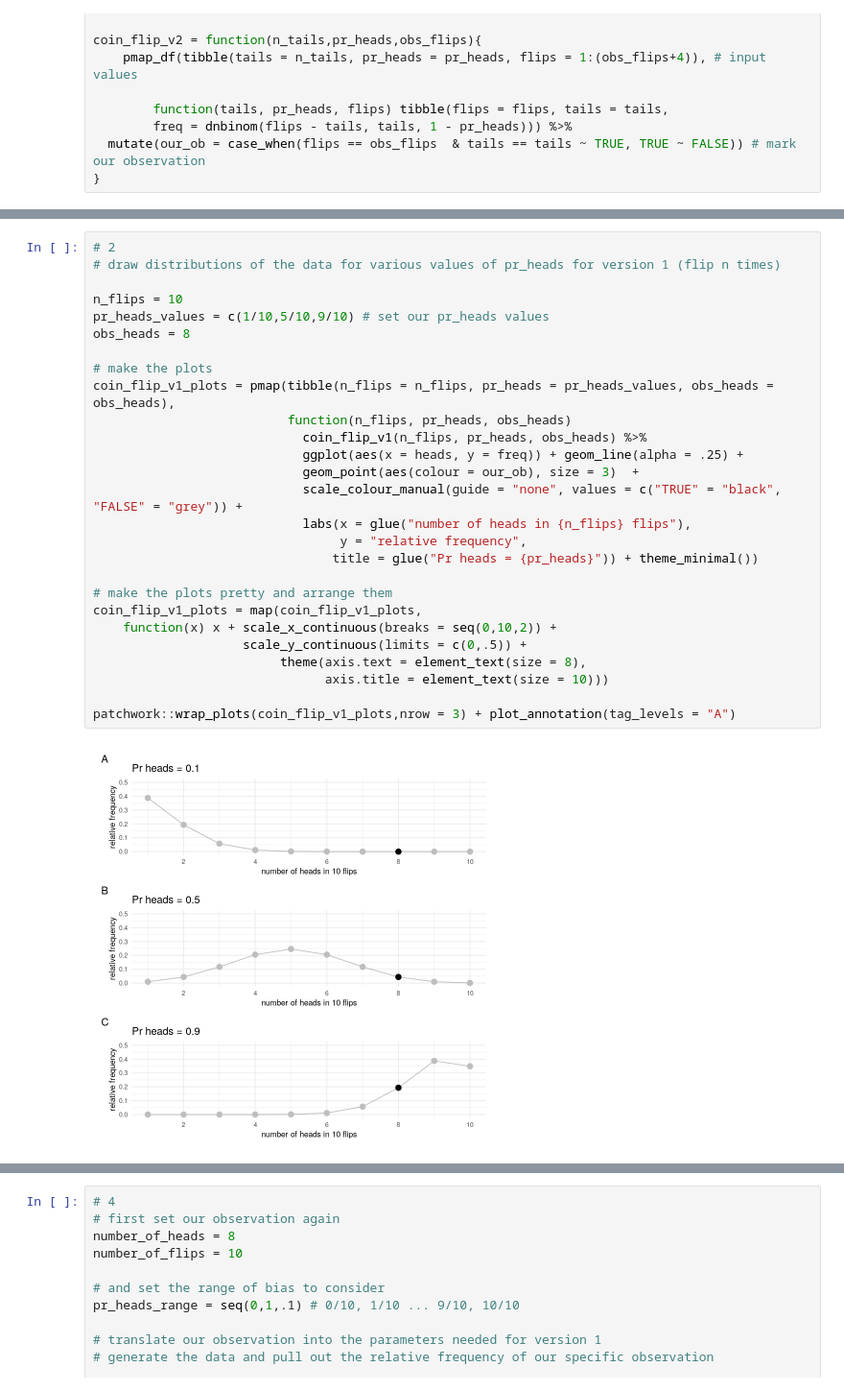
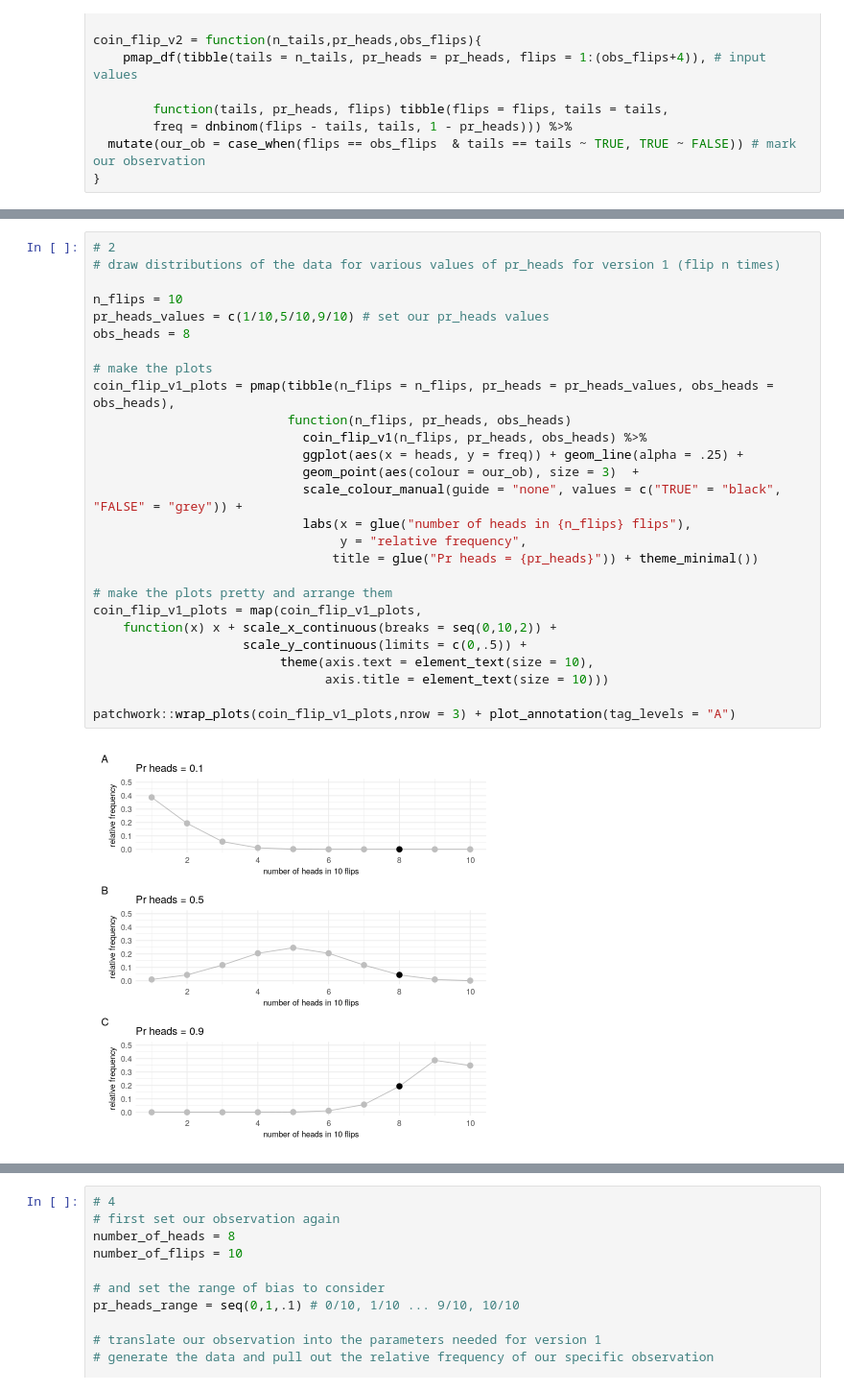
Before and after one commit to ljcolling/arm-bayes-2020, a Jupyter notebook: part3.ipynb, the cells around one changed output, grey strips where cells are left out. Shown at 96% size. Drawn from its saved outputs; the diff is of its cells as text.

```diff
--- a/part3.ipynb
+++ b/part3.ipynb
@@ -57,32 +55,32 @@ coin_flip_v2 = function(n_tails,pr_heads,obs_flips){
 # %%
 # 2
 # draw distributions of the data for various values of pr_heads for version 1 (flip n times)
 
 n_flips = 10
 pr_heads_values = c(1/10,5/10,9/10) # set our pr_heads values
 obs_heads = 8
 
 # make the plots
 coin_flip_v1_plots = pmap(tibble(n_flips = n_flips, pr_heads = pr_heads_values, obs_heads = obs_heads),
                           function(n_flips, pr_heads, obs_heads)
                             coin_flip_v1(n_flips, pr_heads, obs_heads) %>%
                             ggplot(aes(x = heads, y = freq)) + geom_line(alpha = .25) +
                             geom_point(aes(colour = our_ob), size = 3)  +
                             scale_colour_manual(guide = "none", values = c("TRUE" = "black", "FALSE" = "grey")) +
                             labs(x = glue("number of heads in {n_flips} flips"),
                                  y = "relative frequency",
                                 title = glue("Pr heads = {pr_heads}")) + theme_minimal())
 
 # make the plots pretty and arrange them
 coin_flip_v1_plots = map(coin_flip_v1_plots,
     function(x) x + scale_x_continuous(breaks = seq(0,10,2)) +
                     scale_y_continuous(limits = c(0,.5)) +
-                         theme(axis.text = element_text(size = 8),
+                         theme(axis.text = element_text(size = 10),
                                axis.title = element_text(size = 10)))
 
 patchwork::wrap_plots(coin_flip_v1_plots,nrow = 3) + plot_annotation(tag_levels = "A")
 # %% [output]
-[figure, old version]
+[figure, new version]
 # %%
 # 3
 # draw distributions of the data for various values of pr_heads for version 2 (flip until n tails)
```
Also changed, not shown: parts of 19 cells of this notebook, 7 other files.
